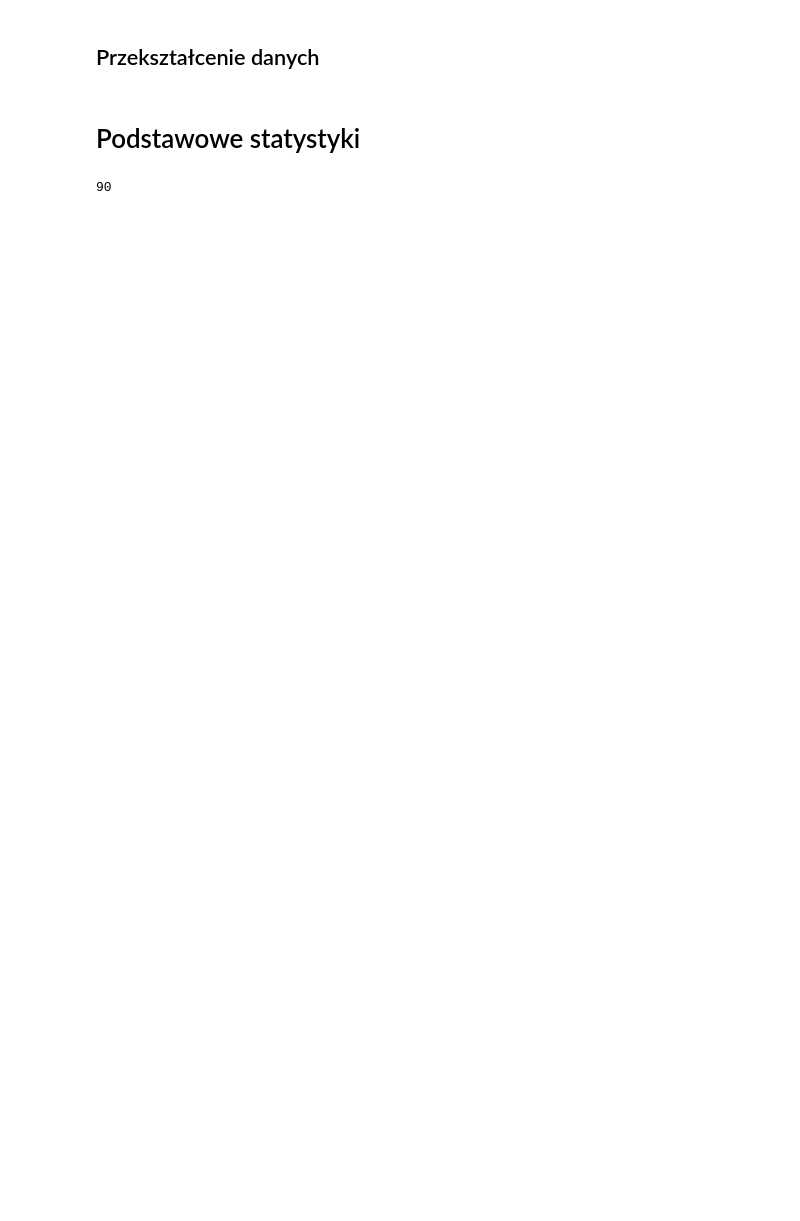
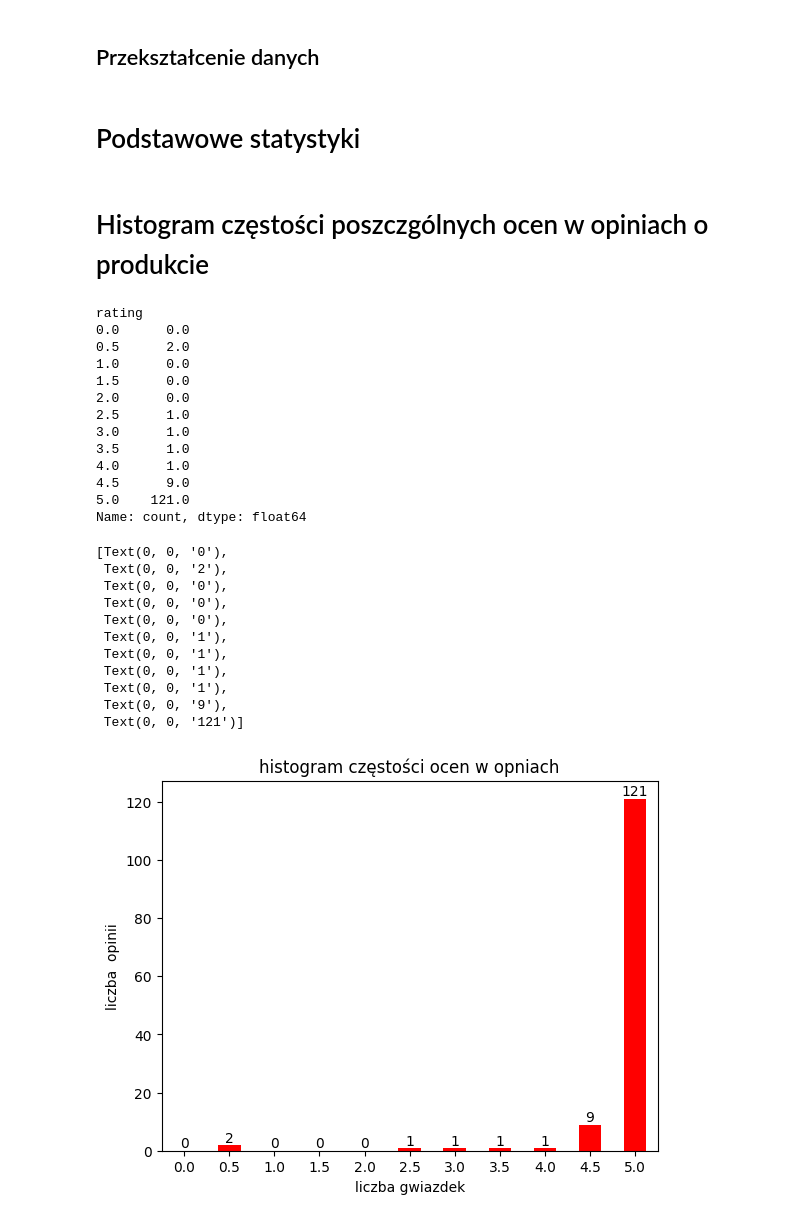
Before and after one commit to KrystianSzalaj/CeneoScraperKSZ, a Jupyter notebook: analyzer.ipynb, the cells around one changed output. Drawn from its saved outputs; the diff is of its cells as text; code cells hidden in the pictures; blank space fills up the shorter version.

```diff
--- a/analyzer.ipynb
+++ b/analyzer.ipynb
@@ -48,8 +50,41 @@ opinions_count = opinions.shape[0]
 pros_count = opinions.pros.astype(bool).sum()
 cons_count = opinions.cons.astype(bool).sum()
 average_rating = opinions.rating.mean()
-# %%
-pros_count
-#156802519
-# %% [output]
-90
+# %% [markdown]
+# Histogram częstości poszczgólnych ocen w opiniach o produkcie
+# %%
+rating_distribution = opinions.rating.value_counts().reindex(np.arange(0,5.5,0.5),fill_value=0.0)
+print(rating_distribution)
+fig, ax = pit.subplots()
+rating_distribution.plot.bar(color="red")
+pit.xticks(rotation=0)
+pit.xlabel("liczba gwiazdek")
+pit.ylabel("liczba  opinii")
+pit.title("histogram częstości ocen w opniach")
+ax.bar_label(ax.containers[0], label_type="edge")
+# %% [output]
+rating
+0.0      0.0
+0.5      2.0
+1.0      0.0
+1.5      0.0
+2.0      0.0
+2.5      1.0
+3.0      1.0
+3.5      1.0
+4.0      1.0
+4.5      9.0
+5.0    121.0
+Name: count, dtype: float64
+[Text(0, 0, '0'),
+ Text(0, 0, '2'),
+ Text(0, 0, '0'),
+ Text(0, 0, '0'),
+ Text(0, 0, '0'),
+ Text(0, 0, '1'),
+ Text(0, 0, '1'),
+ Text(0, 0, '1'),
+ Text(0, 0, '1'),
+ Text(0, 0, '9'),
+ Text(0, 0, '121')]
+[figure, added]
```
Also changed, not shown: parts of 4 cells of this notebook, 1 other file.
